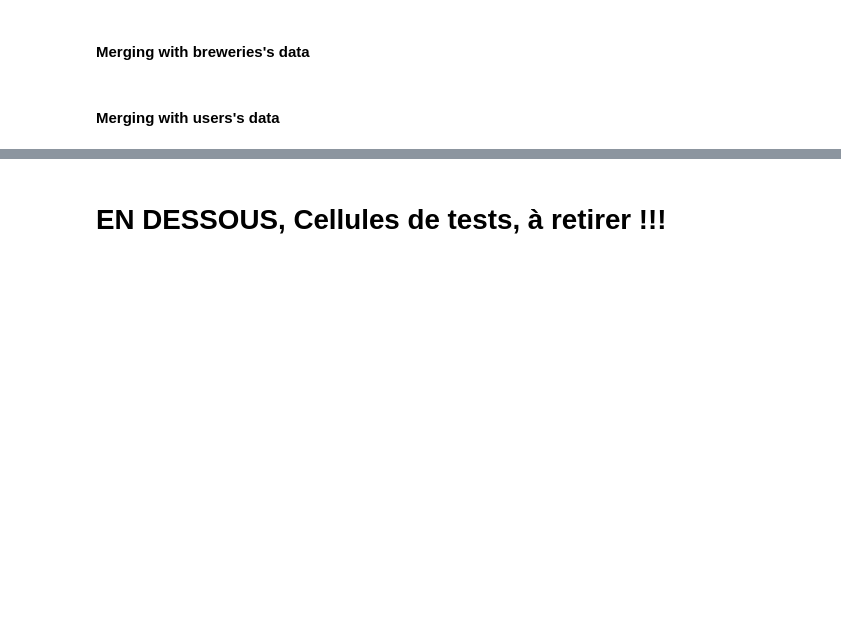
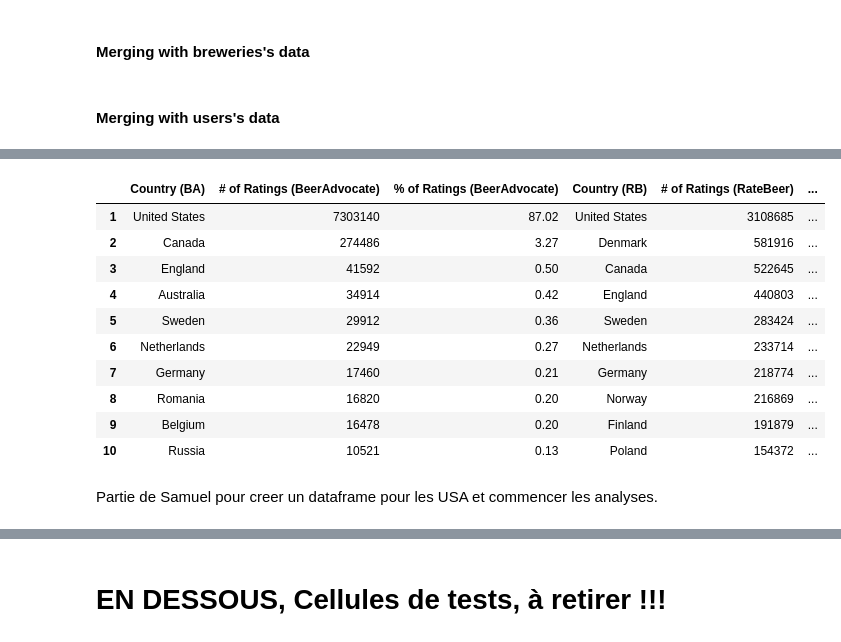
Before and after one commit to epfl-ada/ada-2024-project-casiervert952, a Jupyter notebook: analysis.ipynb, the cells around one changed output, grey strips where cells are left out. Cells and saved outputs as stored; diff of their text form; code cells hidden in the pictures; blank space fills up the shorter version.

```diff
--- a/analysis.ipynb
+++ b/analysis.ipynb
@@ -193,3 +315,29 @@ Indeed, we are given two different but very similar datasets to perform our anal
+# %%
+# Country ratings with precise values
+country_comparison = pd.DataFrame({
+    'Country (BA)': BA_count_per_country.index,
+    '# of Ratings (BeerAdvocate)': BA_count_per_country.values,
+    '% of Ratings (BeerAdvocate)': np.round(BA_count_per_country.values / len(BA_cleaned) * 100, 2),
+    'Country (RB)': RB_count_per_country.index,
+    '# of Ratings (RateBeer)': RB_count_per_country.reindex(RB_count_per_country.index, fill_value=0).values,
+    '% of Ratings (RateBeer)': np.round(RB_count_per_country.reindex(RB_count_per_country.index, fill_value=0).values / len(RB_cleaned) * 100, 2)
+})
+country_comparison.index = range(1, len(country_comparison) + 1)
+country_comparison.head(10)
+# %% [output]
+|  | Country (BA) | # of Ratings (BeerAdvocate) | % of Ratings (BeerAdvocate) | Country (RB) | # of Ratings (RateBeer) | ... |
+| 1 | United States | 7303140 | 87.02 | United States | 3108685 | ... |
+| 2 | Canada | 274486 | 3.27 | Denmark | 581916 | ... |
+| 3 | England | 41592 | 0.50 | Canada | 522645 | ... |
+| 4 | Australia | 34914 | 0.42 | England | 440803 | ... |
+| 5 | Sweden | 29912 | 0.36 | Sweden | 283424 | ... |
+| 6 | Netherlands | 22949 | 0.27 | Netherlands | 233714 | ... |
+| 7 | Germany | 17460 | 0.21 | Germany | 218774 | ... |
+| 8 | Romania | 16820 | 0.20 | Norway | 216869 | ... |
+| 9 | Belgium | 16478 | 0.20 | Finland | 191879 | ... |
+| 10 | Russia | 10521 | 0.13 | Poland | 154372 | ... |
+# %% [markdown]
+Partie de Samuel pour creer un dataframe pour les USA et commencer les analyses.
 # %%
 #Create Dataframe of only USA users
 RB_usa = RB_merged.copy()[RB_merged['user_location'].str.contains('United States', case=False, na=False)]
```
Also changed, not shown: parts of 28 cells of this notebook.
